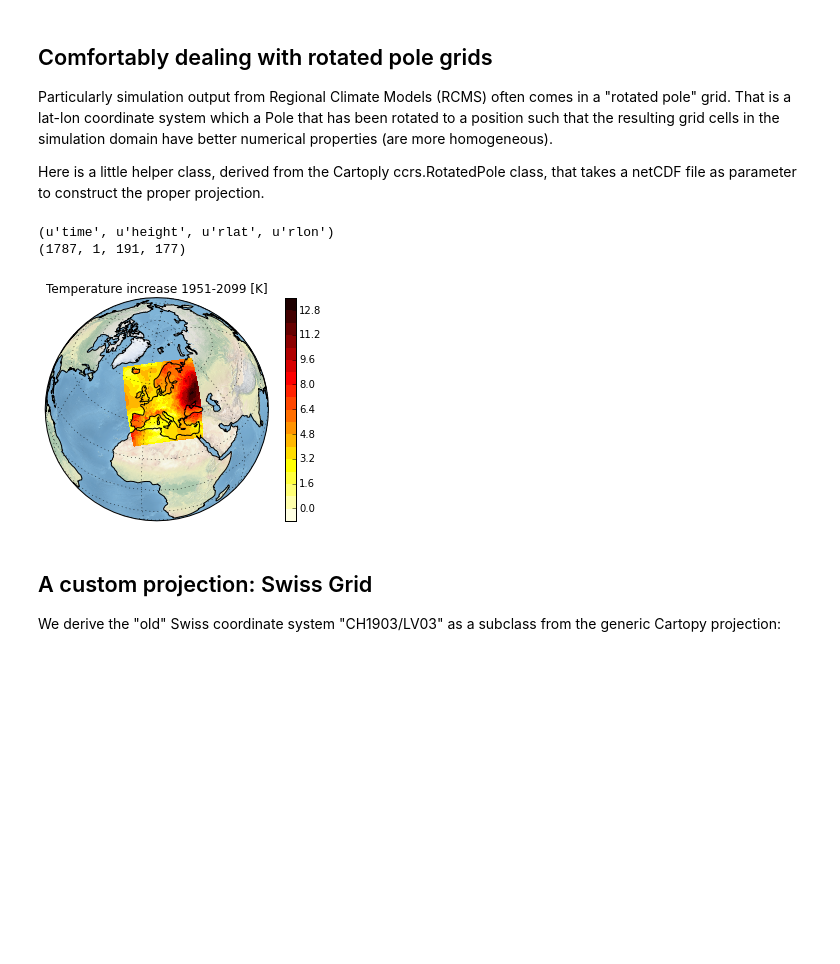
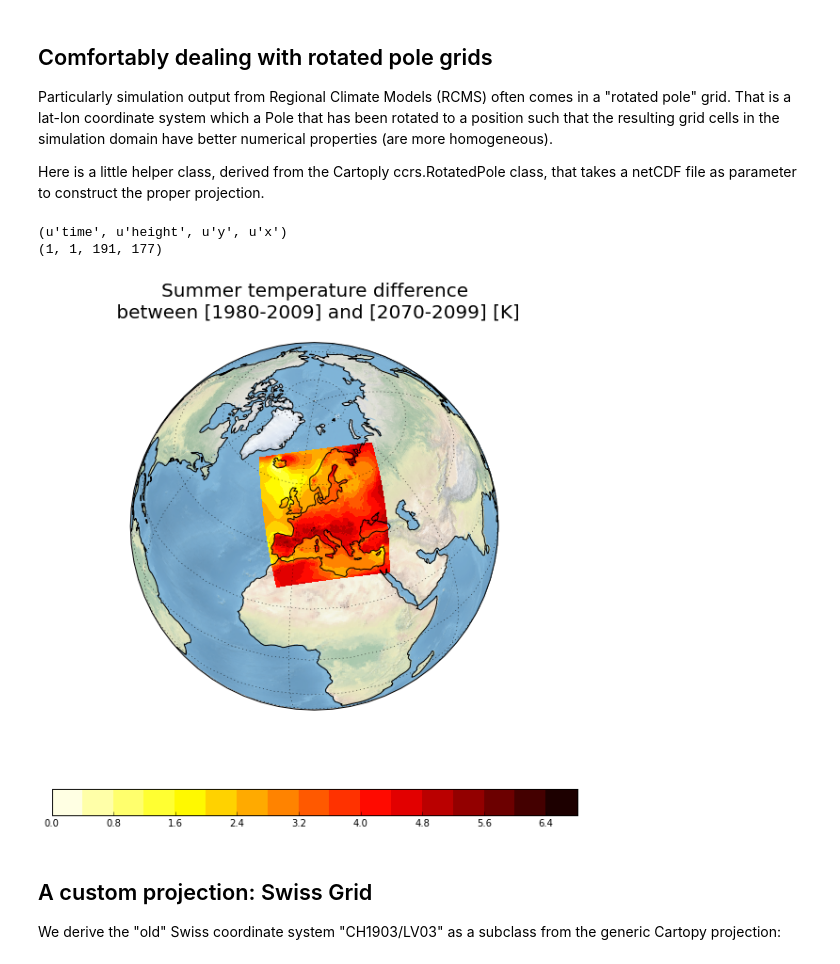
Before and after one commit to hvwaldow/pyws-BE-15-2-26, a Jupyter notebook: ex5/lecture5.ipynb, the cells around one changed output. Saved outputs shown, nothing was run; the diff lists cells and outputs as text; code cells hidden in the pictures; blank space fills up the shorter version.

```diff
--- a/ex5/lecture5.ipynb
+++ b/ex5/lecture5.ipynb
@@ -158,33 +181,34 @@ class RotGrid(ccrs.RotatedPole):
 # Open the netCDF-file,
 # create a rotated pole projection, and
 # have a look at the dimensions
-ncdat=nc.Dataset("ETHZ-CLM_SCN_HadCM3Q0_MM_25km_tas.nc")
+ncdat_diff=nc.Dataset("tdiff.nc")
+ncdat_orig = nc.Dataset("ETHZ-CLM_SCN_HadCM3Q0_MM_25km_tas.nc")
 ensemblesgrid = RotGrid("ETHZ-CLM_SCN_HadCM3Q0_MM_25km_tas.nc")
-print(ncdat.variables['tas'].dimensions)
-print(ncdat.variables['tas'].shape)
+print(ncdat_diff.variables['tas'].dimensions)
+print(ncdat_diff.variables['tas'].shape)
 # %% [output]
-(u'time', u'height', u'rlat', u'rlon')
-(1787, 1, 191, 177)
+(u'time', u'height', u'y', u'x')
+(1, 1, 191, 177)
 # %%
 # Read relevant variables of the file
-rlon = ncdat.variables['rlon'][:]
-rlat = ncdat.variables['rlat'][:]
-tas1 = ncdat.variables['tas'][t1,...].squeeze()
-tas2 = ncdat.variables['tas'][t2,...].squeeze()
+rlon = ncdat_orig.variables['rlon'][:]
+rlat = ncdat_orig.variables['rlat'][:]
+tas = ncdat_diff.variables['tas'][...].squeeze()
 # %%
 # Plot the RCM temperatures onto a globe
+plt.figure(figsize=(10,10))
 ax = plt.axes(projection=ccrs.Orthographic(central_longitude=8.0, central_latitude=47.0))
 ax.set_global()
 ax.stock_img()
 ax.gridlines()
 ax.coastlines()
-cplot = plt.contourf(rlon, rlat, tas2-tas1, 20, cmap="hot_r",
+cplot = plt.contourf(rlon, rlat, tas, 20, cmap="hot_r",
              transform=ensemblesgrid)
-cbar = plt.colorbar(cplot)
-plt.title("Temperature increase 1951-2099 [K]")
+cbar = plt.colorbar(cplot, orientation='horizontal')
+plt.title("Summer temperature difference\n between [1980-2009] and [2070-2099] [K]\n", fontsize=20)
 plt.show()
 # %% [output]
-[figure, old version]
+[figure, new version]
 # %% [markdown]
 ## A custom projection: Swiss Grid
 We derive the "old" Swiss coordinate system "CH1903/LV03" as a subclass from the generic Cartopy projection:
```
Also changed, not shown: parts of 12 cells of this notebook, 3 other files.
